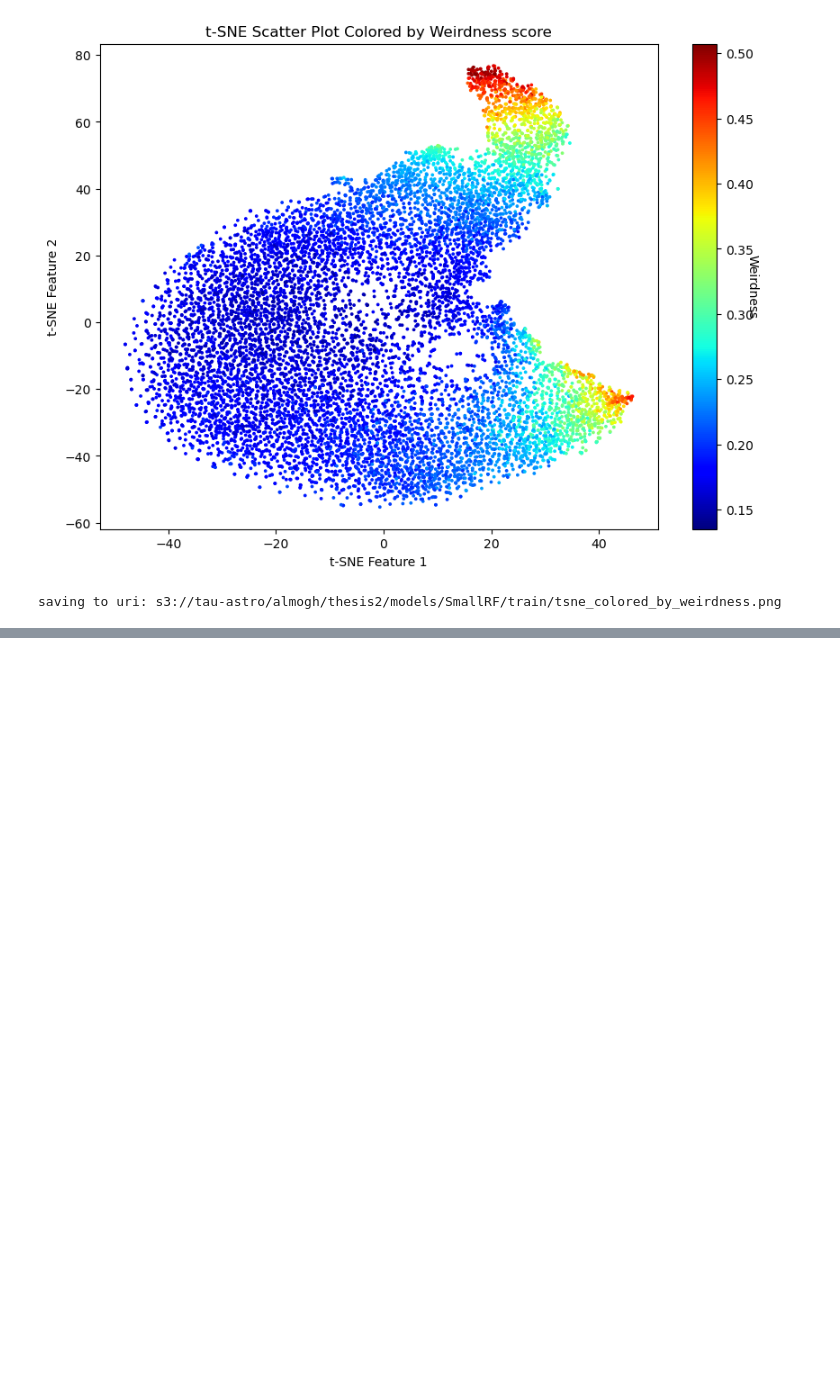
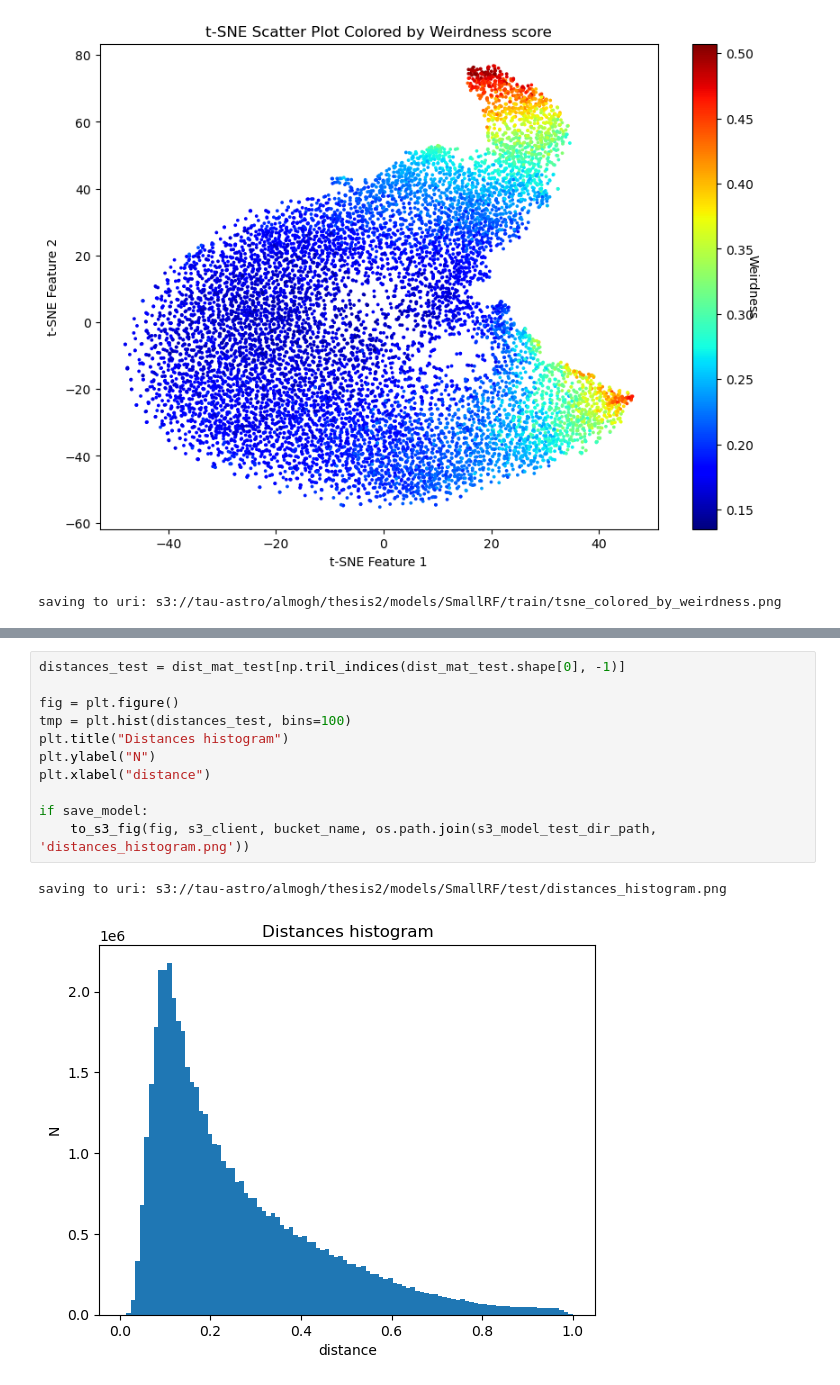
Before and after one commit to almoghershko/thesis2, a Jupyter notebook: notebooks/train_smallRF.ipynb, the cells around one changed output, grey strips where cells are left out. Drawn from its saved outputs; the diff is of its cells as text; blank space fills up the shorter version.

```diff
--- a/notebooks/train_smallRF.ipynb
+++ b/notebooks/train_smallRF.ipynb
@@ -390,0 +439,14 @@ saving to uri: s3://tau-astro/almogh/thesis2/models/SmallRF/train/tsne_colored_b
+# %%
+distances_test = dist_mat_test[np.tril_indices(dist_mat_test.shape[0], -1)]
+
+fig = plt.figure()
+tmp = plt.hist(distances_test, bins=100)
+plt.title("Distances histogram")
+plt.ylabel("N")
+plt.xlabel("distance")
+
+if save_model:
+    to_s3_fig(fig, s3_client, bucket_name, os.path.join(s3_model_test_dir_path, 'distances_histogram.png'))
+# %% [output]
+saving to uri: s3://tau-astro/almogh/thesis2/models/SmallRF/test/distances_histogram.png
+[figure, added]
```
Also changed, not shown: parts of 22 cells of this notebook, 5 other files.
